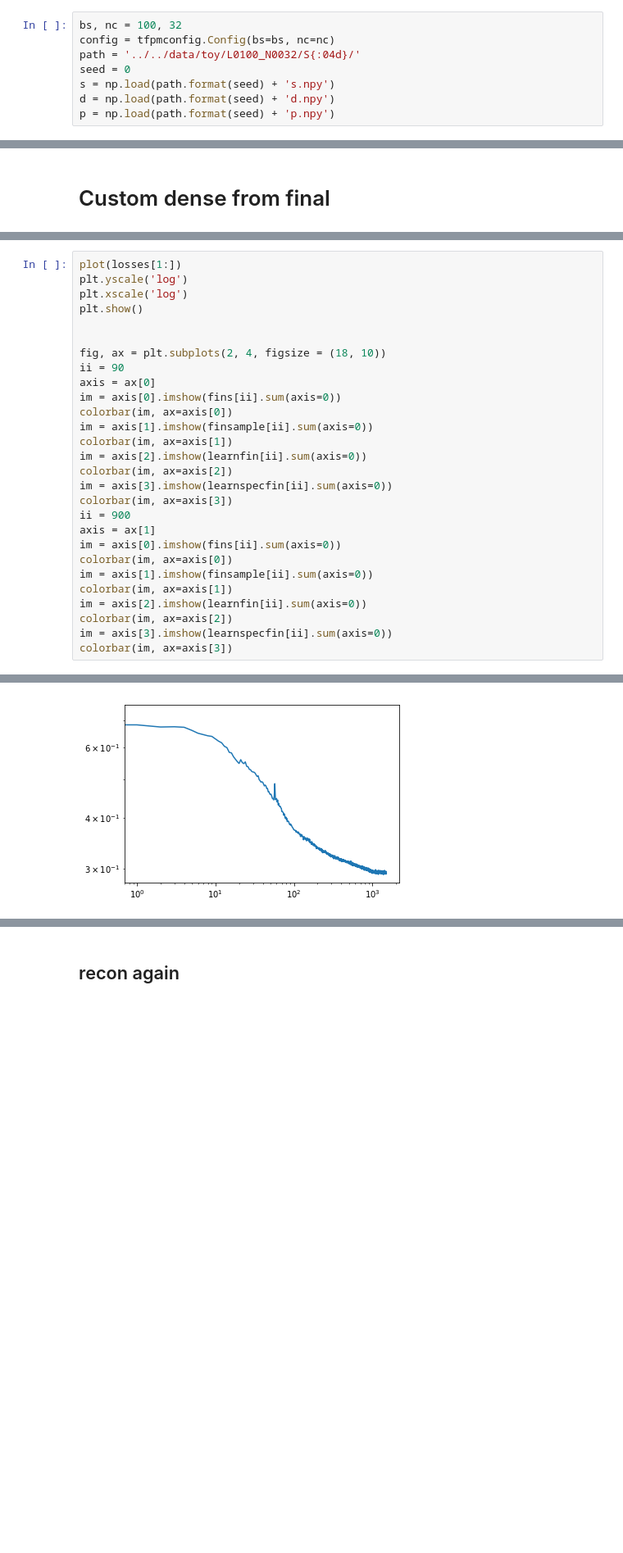
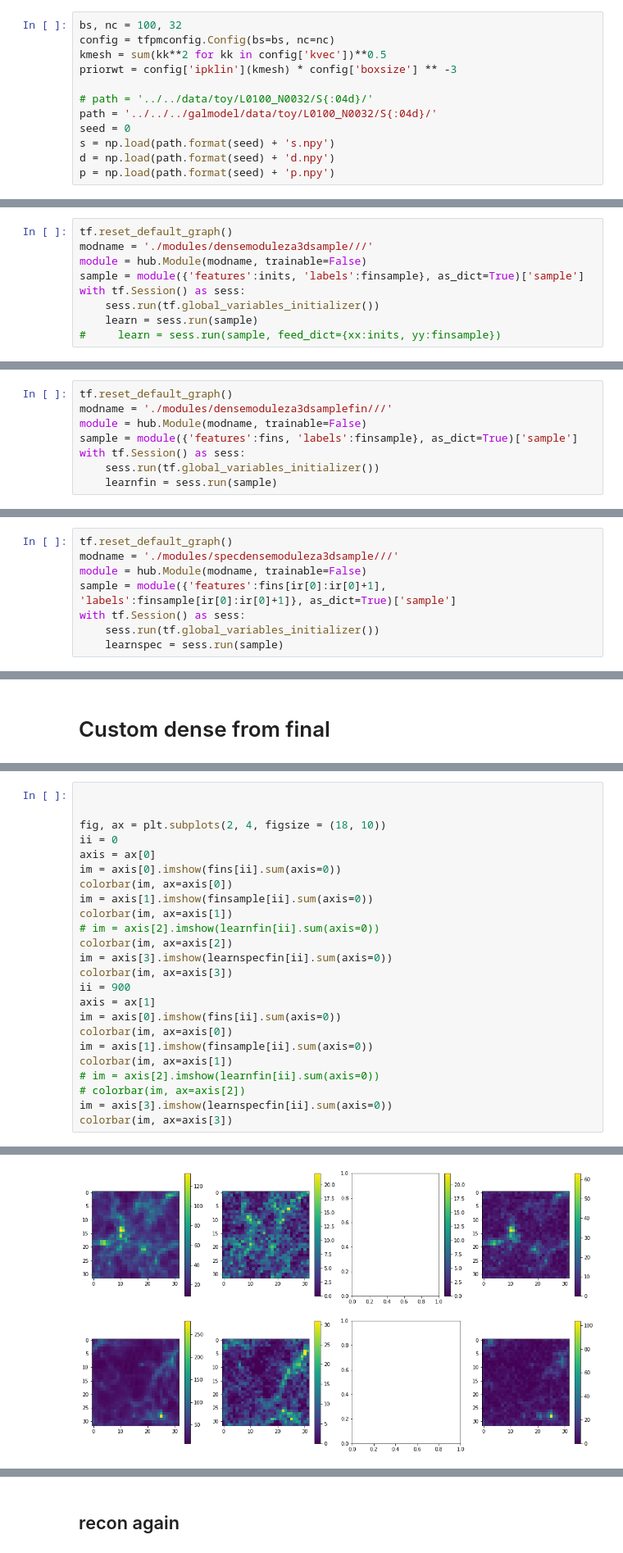
Before and after one commit to EiffL/invertible_mappings, a Jupyter notebook: notebooks/CM/Inverse_stability-ZA3D-sampling.ipynb, the cells around one changed output, grey strips where cells are left out. Shown at 82% size. Drawn from its saved outputs; the diff is of its cells as text; blank space fills up the shorter version.

```diff
--- a/notebooks/CM/Inverse_stability-ZA3D-sampling.ipynb
+++ b/notebooks/CM/Inverse_stability-ZA3D-sampling.ipynb
@@ -30,7 +31,11 @@ from time import time
 # %%
 bs, nc = 100, 32
 config = tfpmconfig.Config(bs=bs, nc=nc)
-path = '../../data/toy/L0100_N0032/S{:04d}/'
+kmesh = sum(kk**2 for kk in config['kvec'])**0.5
+priorwt = config['ipklin'](kmesh) * config['boxsize'] ** -3
+
+# path = '../../data/toy/L0100_N0032/S{:04d}/'
+path = '../../../galmodel/data/toy/L0100_N0032/S{:04d}/'
 seed = 0
 s = np.load(path.format(seed) + 's.npy')
 d = np.load(path.format(seed) + 'd.npy')
@@ -261,0 +279,9 @@ INFO:tensorflow:Exported TF-Hub module to: ./modules/densemoduleza3dsample
+# %%
+tf.reset_default_graph()
+modname = './modules/densemoduleza3dsample///'
+module = hub.Module(modname, trainable=False)
+sample = module({'features':inits, 'labels':finsample}, as_dict=True)['sample']
+with tf.Session() as sess:
+    sess.run(tf.global_variables_initializer())
+    learn = sess.run(sample)
+#     learn = sess.run(sample, feed_dict={xx:inits, yy:finsample})
@@ -592,3 +635,11 @@ testvanillanorm
 module.export('./modules/densemoduleza3dsamplefin', sess)
 # %% [output]
 INFO:tensorflow:Exported TF-Hub module to: ./modules/densemoduleza3dsamplefin
+# %%
+tf.reset_default_graph()
+modname = './modules/densemoduleza3dsamplefin///'
+module = hub.Module(modname, trainable=False)
+sample = module({'features':fins, 'labels':finsample}, as_dict=True)['sample']
+with tf.Session() as sess:
+    sess.run(tf.global_variables_initializer())
+    learnfin = sess.run(sample)
@@ -972,3 +1083,11 @@ testvanillanorm
 module.export('./modules/specdensemoduleza3dsample', sess)
 # %% [output]
 INFO:tensorflow:Exported TF-Hub module to: ./modules/specdensemoduleza3dsample
+# %%
+tf.reset_default_graph()
+modname = './modules/specdensemoduleza3dsample///'
+module = hub.Module(modname, trainable=False)
+sample = module({'features':fins[ir[0]:ir[0]+1], 'labels':finsample[ir[0]:ir[0]+1]}, as_dict=True)['sample']
+with tf.Session() as sess:
+    sess.run(tf.global_variables_initializer())
+    learnspec = sess.run(sample)
@@ -1188,18 +1344,14 @@ INFO:tensorflow:Saver not created because there are no variables in the graph to
 # %%
-plot(losses[1:])
-plt.yscale('log')
-plt.xscale('log')
-plt.show()
 
 
 fig, ax = plt.subplots(2, 4, figsize = (18, 10))
-ii = 90
+ii = 0
 axis = ax[0]
 im = axis[0].imshow(fins[ii].sum(axis=0))
 colorbar(im, ax=axis[0])
 im = axis[1].imshow(finsample[ii].sum(axis=0))
 colorbar(im, ax=axis[1])
-im = axis[2].imshow(learnfin[ii].sum(axis=0))
+# im = axis[2].imshow(learnfin[ii].sum(axis=0))
 colorbar(im, ax=axis[2])
 im = axis[3].imshow(learnspecfin[ii].sum(axis=0))
 colorbar(im, ax=axis[3])
@@ -1209,8 +1361,8 @@ im = axis[0].imshow(fins[ii].sum(axis=0))
 colorbar(im, ax=axis[0])
 im = axis[1].imshow(finsample[ii].sum(axis=0))
 colorbar(im, ax=axis[1])
-im = axis[2].imshow(learnfin[ii].sum(axis=0))
-colorbar(im, ax=axis[2])
+# im = axis[2].imshow(learnfin[ii].sum(axis=0))
+# colorbar(im, ax=axis[2])
 im = axis[3].imshow(learnspecfin[ii].sum(axis=0))
 colorbar(im, ax=axis[3])
 # %% [output]
@@ -1217 +1370 @@ colorbar(im, ax=axis[3])
-[figure, old version]
+[figure, new version]
```
Also changed, not shown: parts of 90 cells of this notebook, 4 other files.
